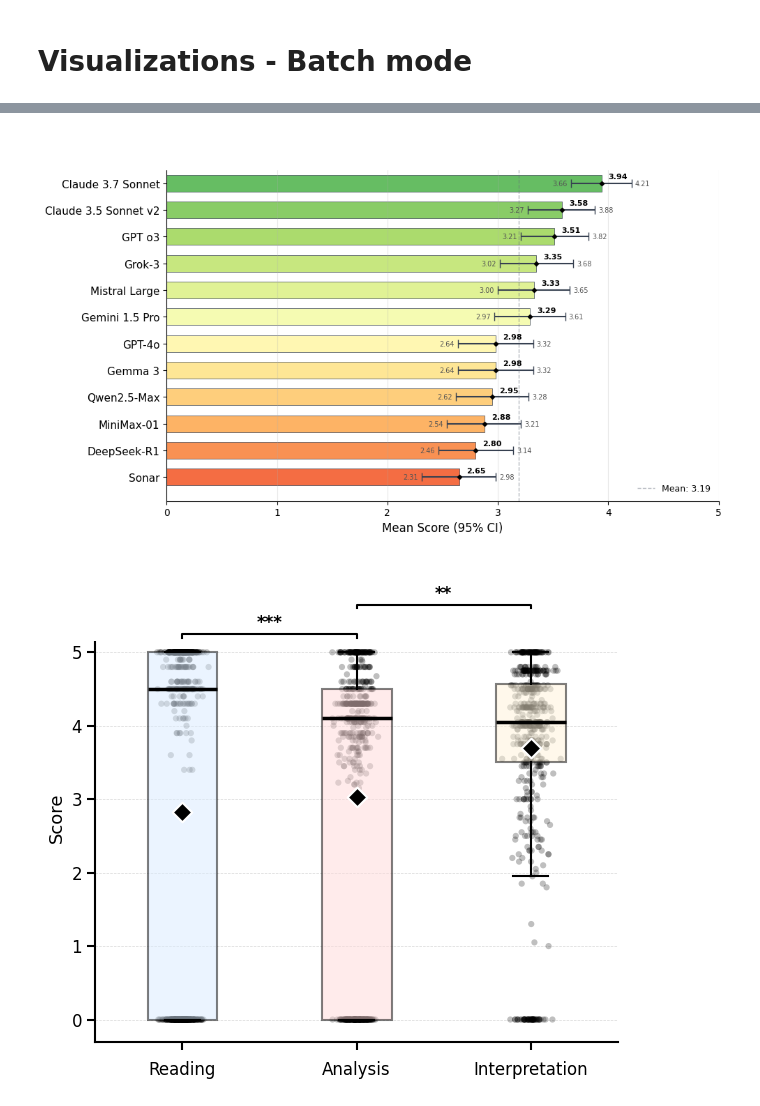
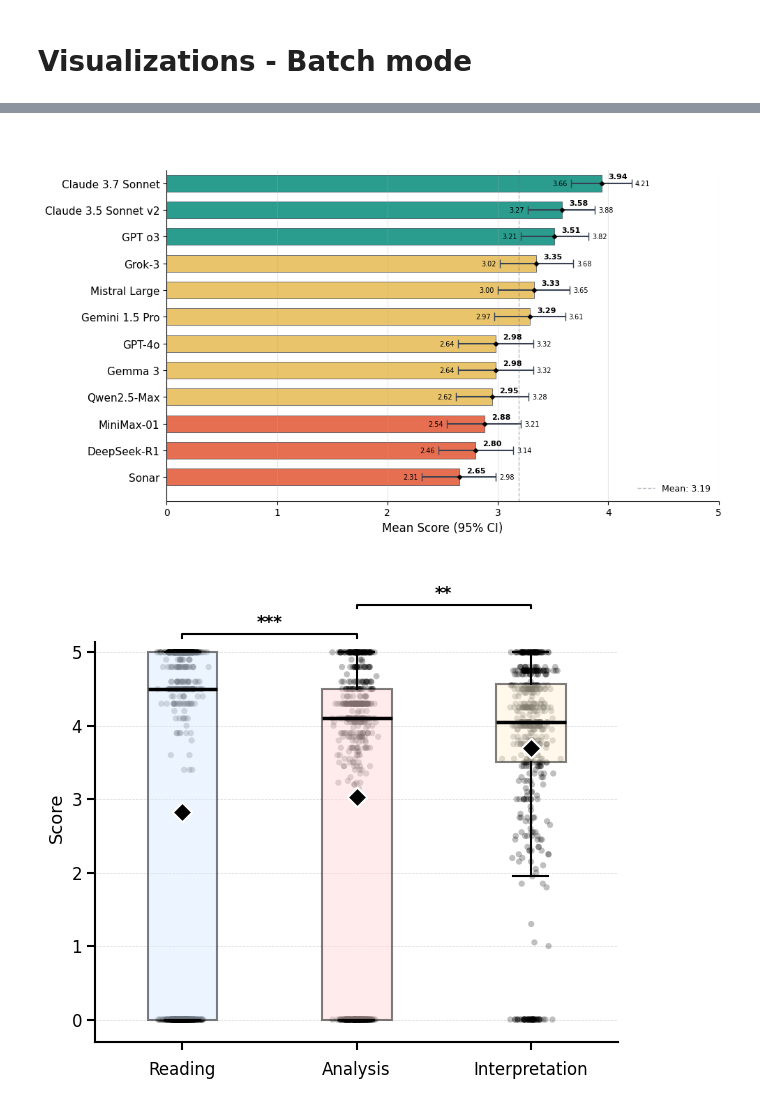
Before and after one commit to MartaSolarz/evaluation-genai-statistical-maps, a Jupyter notebook: statistical_analysis/batch_only/visualizations.ipynb, the cells around one changed output, grey strips where cells are left out. Saved outputs shown, nothing was run; the diff lists cells and outputs as text; code cells hidden in the pictures.

```diff
--- a/statistical_analysis/batch_only/visualizations.ipynb
+++ b/statistical_analysis/batch_only/visualizations.ipynb
@@ -55,7 +53,9 @@ fig, ax = plt.subplots(figsize=(10, 6), facecolor='white')
 ax.set_facecolor('white')
 
 y_pos = np.linspace(0, len(models)-1, len(models)) * 0.8
-colors = plt.cm.RdYlGn(np.linspace(0.2, 0.8, len(models)))[::-1]
+
+# Top 3 = teal, Mid 6 = gold, Bottom 3 = brick orange
+colors = ['#2a9d8f'] * 3 + ['#e9c46a'] * 6 + ['#e76f51'] * 3
 
 bars = ax.barh(y_pos, means, height=0.5, xerr=errors, capsize=4, color=colors,
                edgecolor='#374151', linewidth=0.5, error_kw={'elinewidth': 1.5, 'ecolor': '#374151'})
@@ -76,36 +76,36 @@ rect = Rectangle(
     zorder=10,
     clip_on=False
 )
 ax.add_patch(rect)
 
 for i, (bar, mean, low, high) in enumerate(zip(bars, means, ci_low, ci_high)):
     y_center = bar.get_y() + bar.get_height() / 2
 
     ax.scatter(mean, y_center, marker='D', color='black', s=10, zorder=2)
 
     ax.text(mean + 0.15, y_center - 0.1, f'{mean:.2f}', ha='center', va='bottom',
             fontfamily='sans-serif', fontsize=8, fontweight='bold')
 
     ax.text(low - 0.1, y_center, f'{low:.2f}', ha='center', va='center',
-            fontfamily='sans-serif', fontsize=7, color='#555555')
+            fontfamily='sans-serif', fontsize=7, color='black')
 
     ax.text(high + 0.1, y_center, f'{high:.2f}', ha='center', va='center',
-            fontfamily='sans-serif', fontsize=7, color='#555555')
+            fontfamily='sans-serif', fontsize=7, color='black')
 
 ax.set_xlim(0, 5)
 ax.axvline(x=np.mean(means), color='#6B7280', linestyle='--', linewidth=1, alpha=0.5, label=f'Mean: {np.mean(means):.2f}')
 ax.legend(loc='lower right', fontsize=9, frameon=False)
 
 ax.spines['top'].set_visible(False)
 ax.spines['right'].set_visible(False)
 ax.grid(axis='x', alpha=0.3)
 ax.grid(axis='y', alpha=0)
 
 plt.tight_layout()
 plt.savefig('../../results/plots/figure3.png', dpi=150, bbox_inches='tight', facecolor='white')
 plt.show()
 # %% [output]
-[figure, old version]
+[figure, new version]
 # %%
 df_plot = df[['map_usage_type', 'score']].copy()
 category_names = {
```
Also changed, not shown: parts of 4 cells of this notebook, 13 other files.
